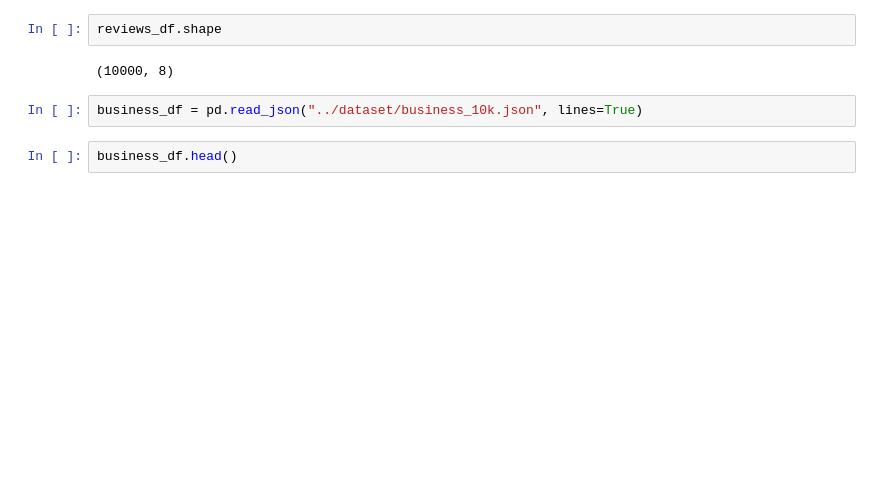
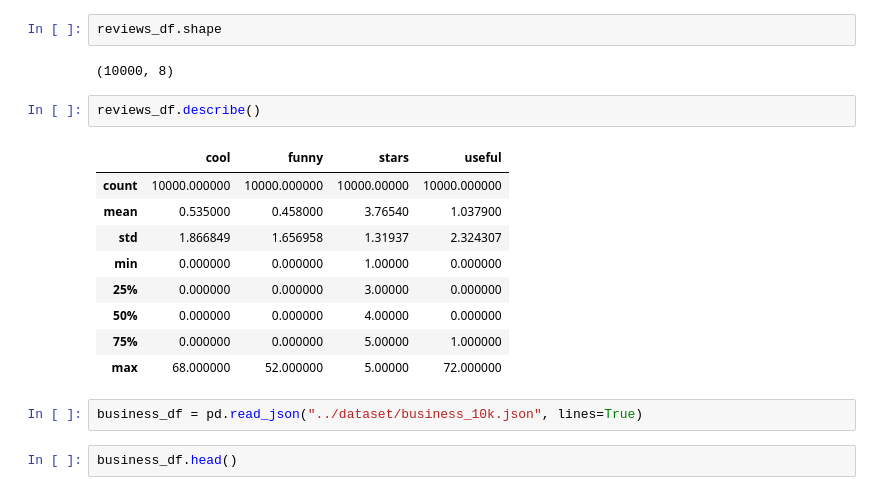
Before and after one commit to cw2yuenberkeley/w266-proj-aac, a Jupyter notebook: rnn_attent/rnn_attent.ipynb, the cells around one changed output. Saved outputs shown, nothing was run; the diff lists cells and outputs as text; blank space fills up the shorter version.

```diff
--- a/rnn_attent/rnn_attent.ipynb
+++ b/rnn_attent/rnn_attent.ipynb
@@ -51,6 +51,18 @@ reviews_df.head()
 reviews_df.shape
 # %% [output]
 (10000, 8)
+# %%
+reviews_df.describe()
+# %% [output]
+|  | cool | funny | stars | useful |
+| count | 10000.000000 | 10000.000000 | 10000.00000 | 10000.000000 |
+| mean | 0.535000 | 0.458000 | 3.76540 | 1.037900 |
+| std | 1.866849 | 1.656958 | 1.31937 | 2.324307 |
+| min | 0.000000 | 0.000000 | 1.00000 | 0.000000 |
+| 25% | 0.000000 | 0.000000 | 3.00000 | 0.000000 |
+| 50% | 0.000000 | 0.000000 | 4.00000 | 0.000000 |
+| 75% | 0.000000 | 0.000000 | 5.00000 | 1.000000 |
+| max | 68.000000 | 52.000000 | 5.00000 | 72.000000 |
 # %%
 business_df = pd.read_json("../dataset/business_10k.json", lines=True)
 # %%
```
Also changed, not shown: parts of 15 cells of this notebook, 31 other files.
